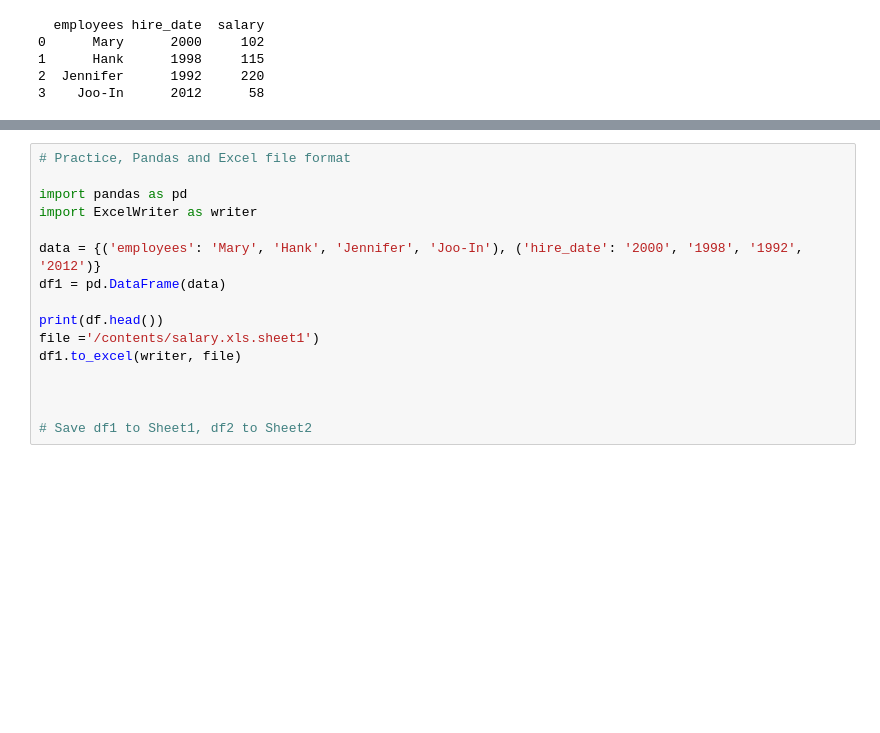
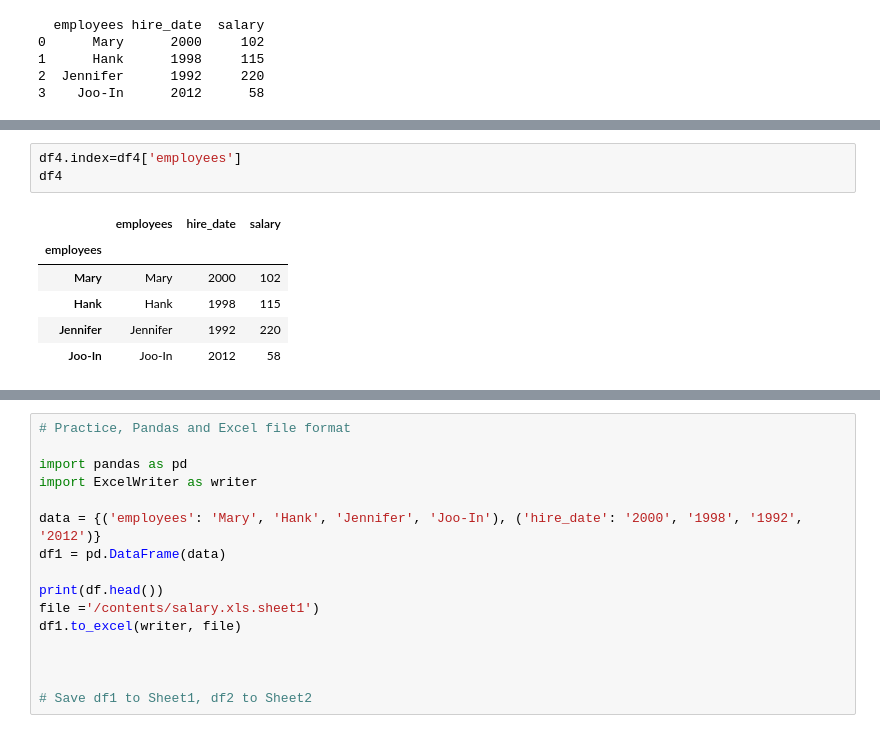
Before and after one commit to JennEYoon/code24, a Jupyter notebook: pandas/pandas_to_excel.ipynb, the cells around one changed output, grey strips where cells are left out. Drawn from its saved outputs; the diff is of its cells as text; blank space fills up the shorter version.

```diff
--- a/pandas/pandas_to_excel.ipynb
+++ b/pandas/pandas_to_excel.ipynb
@@ -41,0 +66,10 @@ print(df3.head())
+# %%
+df4.index=df4['employees']
+df4
+# %% [output]
+|  | employees | hire_date | salary |
+| employees |  |  |  |
+| Mary | Mary | 2000 | 102 |
+| Hank | Hank | 1998 | 115 |
+| Jennifer | Jennifer | 1992 | 220 |
+| Joo-In | Joo-In | 2012 | 58 |
```
Also changed, not shown: parts of 7 cells of this notebook.
